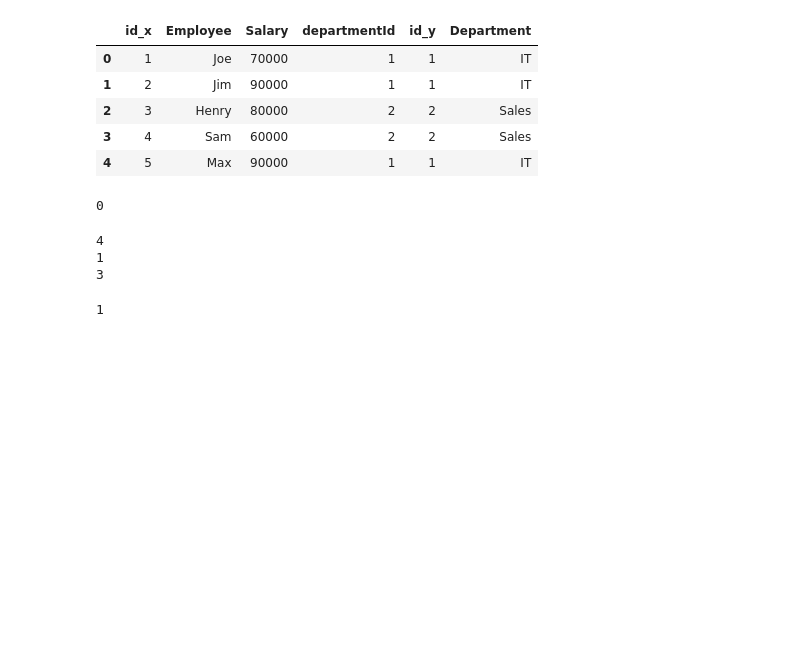
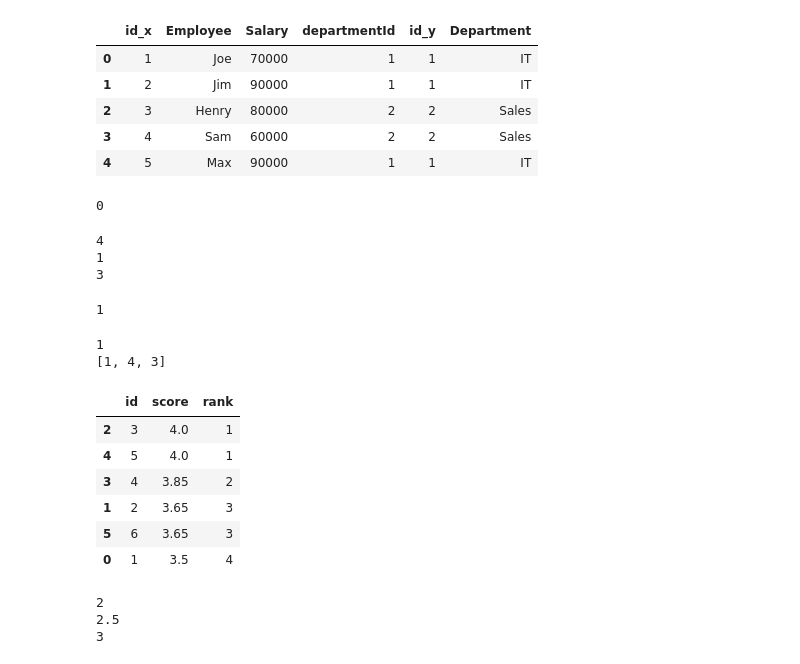
Before and after one commit to 2000pawan/Data_Science., a Jupyter notebook: Misc.ipynb, the cells around one changed output. Cells and saved outputs as stored; diff of their text form; code cells hidden in the pictures; blank space fills up the shorter version.

```diff
--- a/Misc.ipynb
+++ b/Misc.ipynb
@@ -960,3 +960,25 @@ solution = Solution()
 print(solution.maximumLength(nums,k))
 # %% [output]
 1
+# %%
+nums = [3, 1, 3, 4, 3]
+k = 6
+c = 0
+i = 0
+while i < len(nums):
+    found_pair = False
+    for j in range(i + 1, len(nums)):
+        if nums[i] + nums[j] == k:
+            nums.pop(j)
+            nums.pop(i)
+            c += 1
+            found_pair = True
+            break
+    if not found_pair:
+        i += 1
+
+print(c)
+print(nums)
+# %% [output]
+1
+[1, 4, 3]
@@ -962,0 +987,14 @@ print(solution.maximumLength(nums,k))
+# %%
+data = [[1, 3.5], [2, 3.65], [3, 4.0], [4, 3.85], [5, 4.0], [6, 3.65]]
+df = pd.DataFrame(data, columns=['id', 'score']).astype({'id':'Int64', 'score':'Float64'})
+df['rank'] = df['score'].rank(method='dense', ascending=False).astype(int)
+df = df.sort_values(by='score', ascending=False)
+df
+# %% [output]
+|  | id | score | rank |
+| 2 | 3 | 4.0 | 1 |
+| 4 | 5 | 4.0 | 1 |
+| 3 | 4 | 3.85 | 2 |
+| 1 | 2 | 3.65 | 3 |
+| 5 | 6 | 3.65 | 3 |
+| 0 | 1 | 3.5 | 4 |
@@ -962,0 +1014,9 @@ print(solution.maximumLength(nums,k))
+# %%
+result=Solution()
+print(result.merge([1,3],[2]))
+print(result.merge([1,2],[3,4]))
+print(result.merge([],[1,2,3,4,5]))
+# %% [output]
+2
+2.5
+3
```
Also changed, not shown: parts of 3 cells of this notebook, 1 other file.
